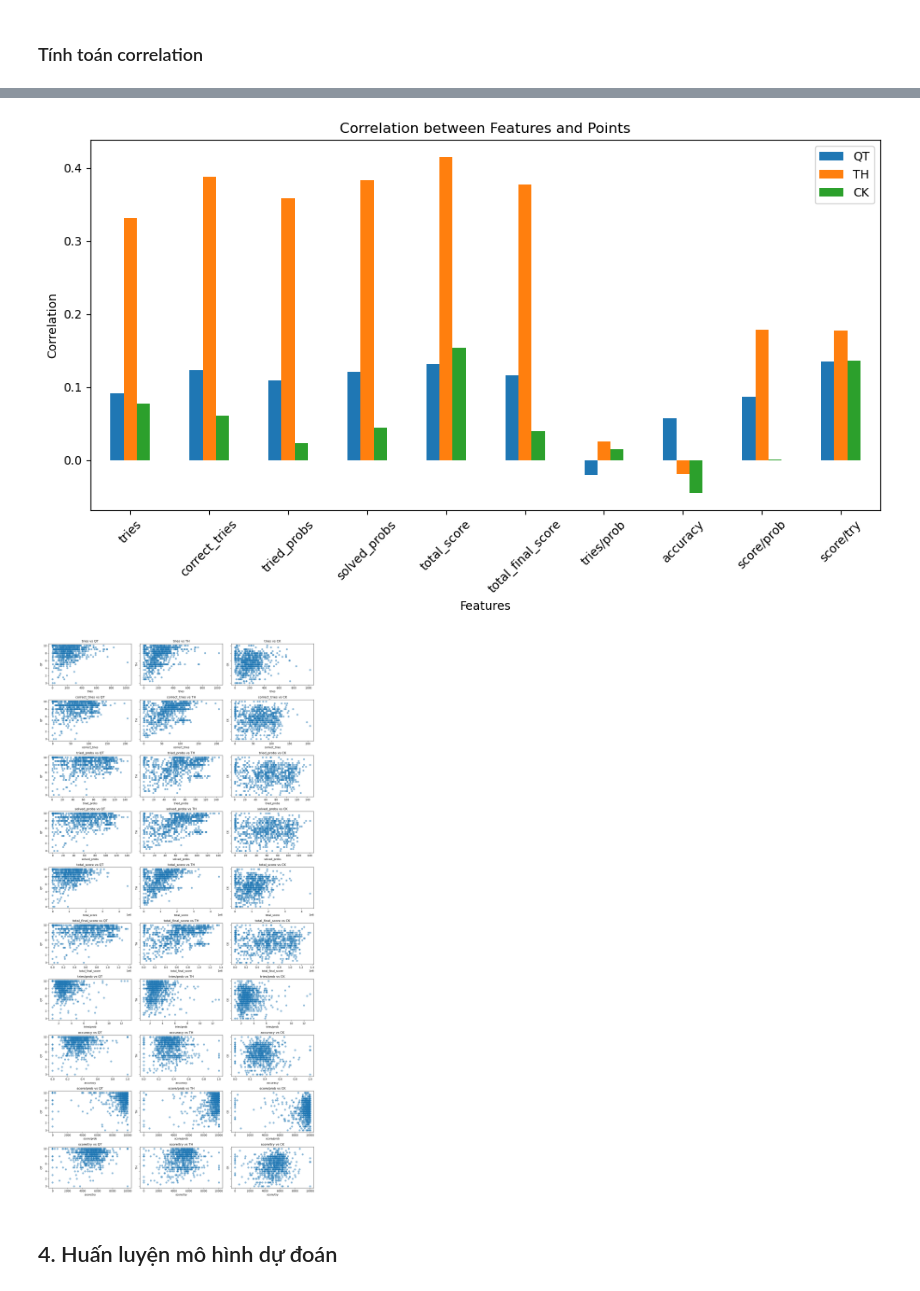
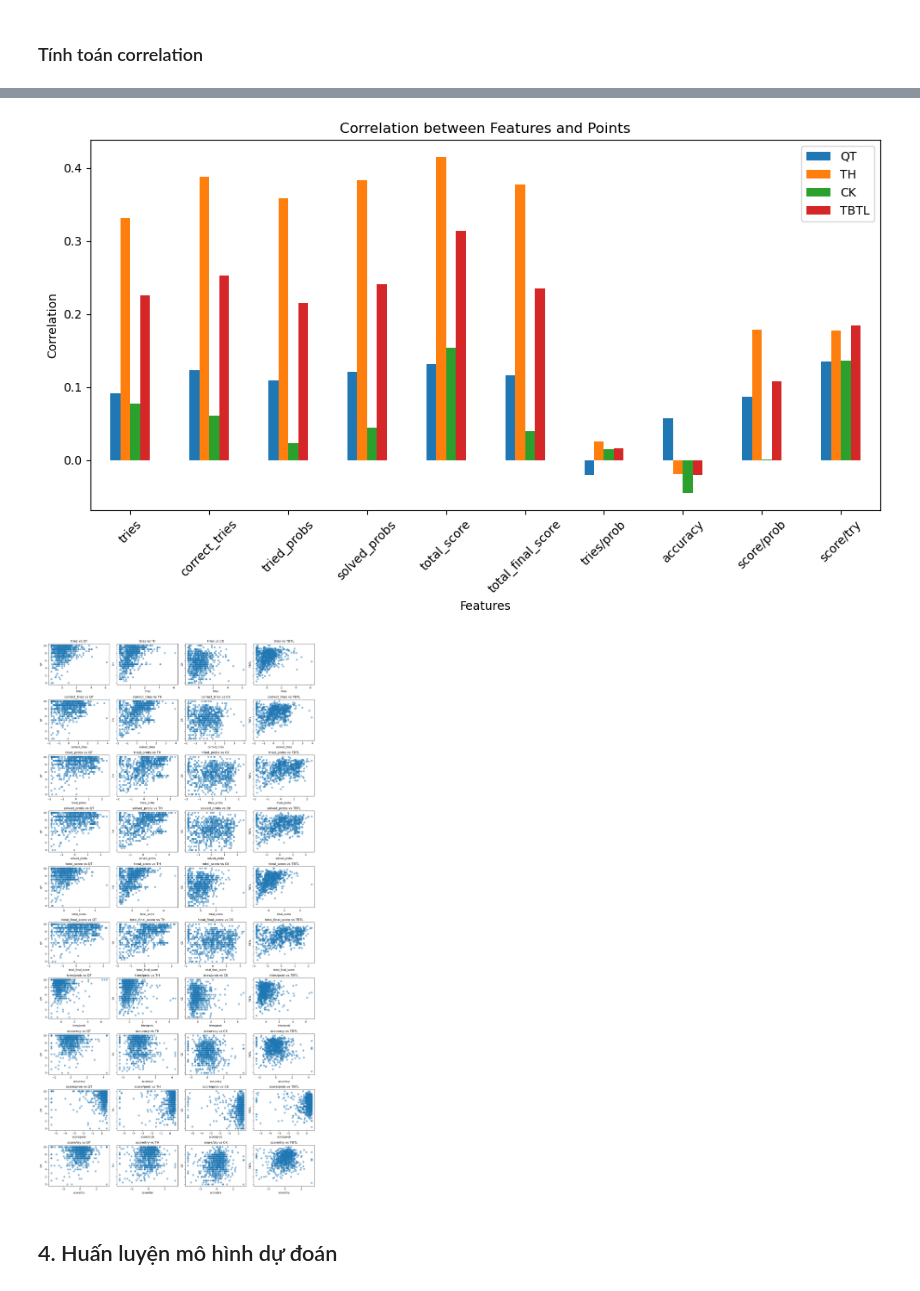
Before and after one commit to huapogba/may-hoc, a Jupyter notebook: wecode_prediction/23520199.ipynb, the cells around one changed output, grey strips where cells are left out. Saved outputs shown, nothing was run; the diff lists cells and outputs as text; code cells hidden in the pictures.

```diff
--- a/wecode_prediction/23520199.ipynb
+++ b/wecode_prediction/23520199.ipynb
@@ -234,6 +237,9 @@ score_df = pd.merge(
 score_df["QT"] = pd.to_numeric(score_df["QT"], errors="coerce")
 score_df["TH"] = pd.to_numeric(score_df["TH"], errors="coerce")
 score_df["CK"] = pd.to_numeric(score_df["CK"], errors="coerce")
+
+# Tạo cột điểm trung bình tích lũy
+score_df["TBTL"] = score_df["QT"] * 0.2 + (score_df["TH"] + score_df["CK"]) * 0.4
 # %% [markdown]
 ### 1.4. Xử lí dữ liệu khuyết thiếu
 # %% [markdown]
@@ -356,0 +369,5 @@ extracted_wecode_df.head(10)
+# %%
+scaler = StandardScaler()
+
+for col in extracted_wecode_df.columns[1:]:
+    extracted_wecode_df[col] = scaler.fit_transform(extracted_wecode_df[[col]])
@@ -399,11 +418,9 @@ memory usage: 82.5+ KB
 # %% [markdown]
 ### Tính toán correlation
 # %%
-# Extract feature columns and point columns
-feature_cols = data_df.columns[1:-3]  # All columns except the last 3
-point_cols = data_df.columns[-3:]  # The last 3 columns
+feature_cols = data_df.columns[1:-4]
+point_cols = data_df.columns[-4:]
 
-# Calculate correlation matrix
 correlation_matrix = (
     data_df[feature_cols].corrwith(data_df[point_cols[0]]).to_frame(name=point_cols[0])
 )
@@ -414,7 +431,6 @@ for point_col in point_cols[1:]:
 print("Correlation matrix:")
 print(correlation_matrix)
 
-# Plot the correlation matrix
 correlation_matrix.plot(
     kind="bar", figsize=(10, 6), title="Correlation between Features and Points"
 )
@@ -424,7 +440,6 @@ plt.xticks(rotation=45)
 plt.tight_layout()
 plt.show()
 
-# Plot each feature column against each point column
 fig, axes = plt.subplots(
     len(feature_cols), len(point_cols), figsize=(15, 30), sharey=True
 )
@@ -454,5 +469,5 @@ score/try          0.134888  0.176947  0.136702
-[figure, old version]
+[figure, new version]
-[figure, old version]
+[figure, new version]
 # %% [markdown]
 ## 4. Huấn luyện mô hình dự đoán
 # %% [markdown]
```
Also changed, not shown: parts of 18 cells of this notebook, 1 other file.
